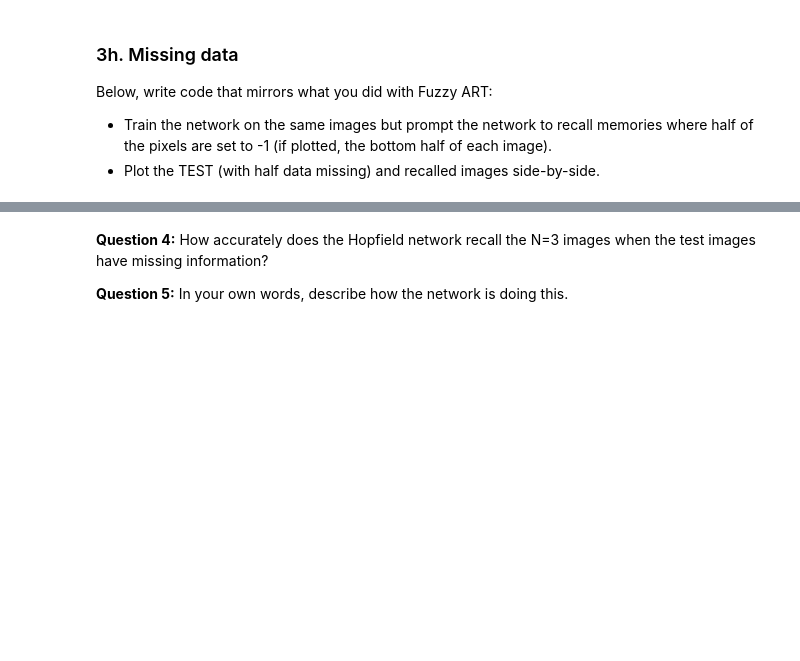
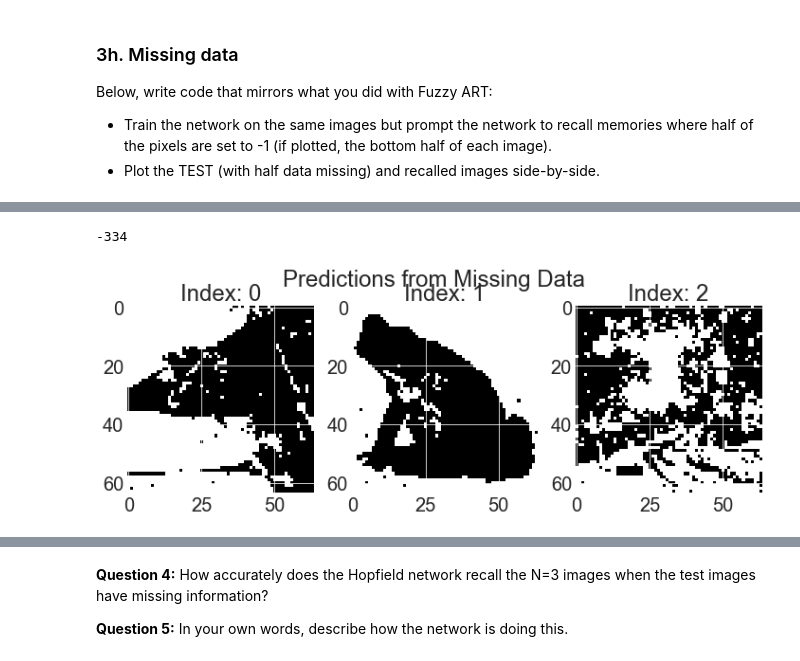
Before and after one commit to ejseal21/Computational-Neuroscience, a Jupyter notebook: Project2/hopfield.ipynb, the cells around one changed output, grey strips where cells are left out. Cells and saved outputs as stored; diff of their text form; code cells hidden in the pictures; blank space fills up the shorter version.

```diff
--- a/Project2/hopfield.ipynb
+++ b/Project2/hopfield.ipynb
@@ -319,3 +320,7 @@ preds = net.predict(miss, update_frac=0.1, verbose=False, show_dynamics=True)
 # %%
-pred_miss = preprocessing.vec2img(miss,64, 64)
+pred_miss = preprocessing.vec2img(preds,64, 64)
 row_plot(pred_miss, 'Predictions from Missing Data', cmap='gray')
+print(np.sum(miss))
+# %% [output]
+-334
+[figure, added]
```
Also changed, not shown: parts of 20 cells of this notebook, 1 other file.
